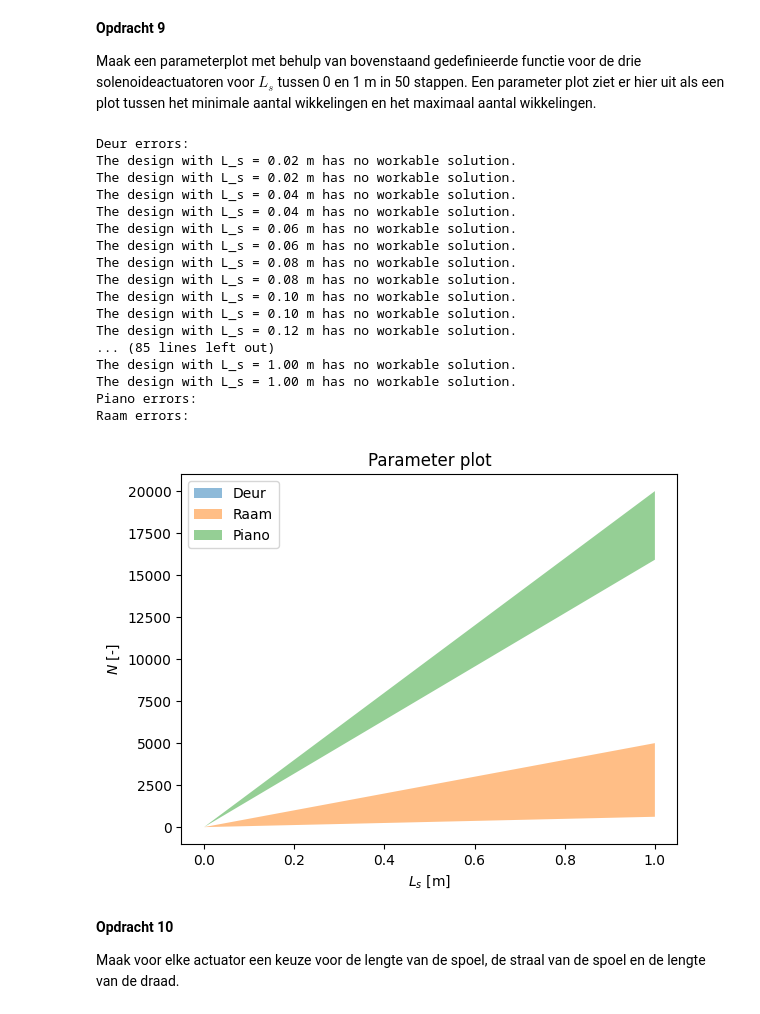
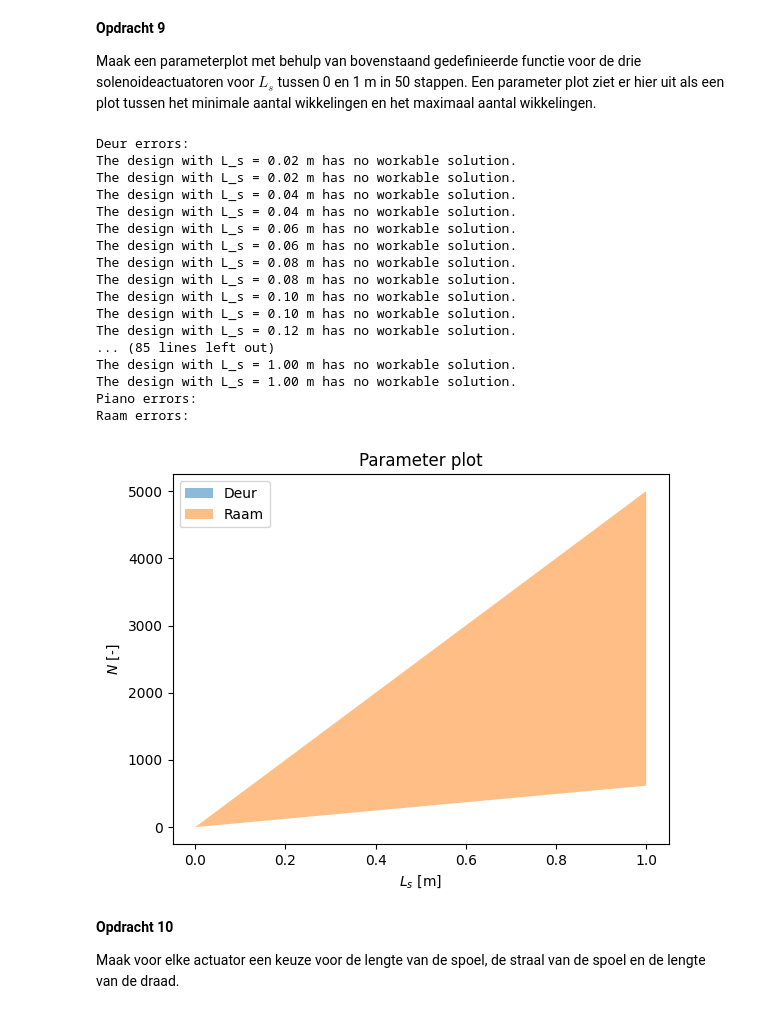
Before and after one commit to thaak123/THAAK-opdrachten-DEF-D, a Jupyter notebook: 2KrachtactuatorOpdracht/2KrachtactuatorOpdracht/KrachtactuatorOpdracht.ipynb, the cells around one changed output. Cells and saved outputs as stored; diff of their text form; code cells hidden in the pictures.

Commit message:
piano gedeactiveerd voor plot + opgave 15

```diff
--- a/2KrachtactuatorOpdracht/2KrachtactuatorOpdracht/KrachtactuatorOpdracht.ipynb
+++ b/2KrachtactuatorOpdracht/2KrachtactuatorOpdracht/KrachtactuatorOpdracht.ipynb
@@ -308,35 +308,35 @@ for i in L_s_arr:
     N_min_arr_raam.append(N_min_raam)
     N_max_arr_raam.append(N_max_raam)
 
 
 plt.figure()
 plt.fill_between(L_s_arr, N_min_arr_deur, N_max_arr_deur, alpha = 0.5, label="Deur") # De ruimte tussen de eisen vullen
 plt.fill_between(L_s_arr, N_min_arr_raam, N_max_arr_raam, alpha = 0.5, label="Raam") # De ruimte tussen de eisen vullen
-plt.fill_between(L_s_arr, N_min_arr_piano, N_max_arr_piano, alpha = 0.5, label="Piano") # De ruimte tussen de eisen vullen
+#plt.fill_between(L_s_arr, N_min_arr_piano, N_max_arr_piano, alpha = 0.5, label="Piano") # De ruimte tussen de eisen vullen
 plt.title("Parameter plot")
 plt.xlabel(r"$L_s$ [m]")
 plt.ylabel(r"$N$ [-]")
 plt.legend()
 plt.show()
 # %% [output]
 Deur errors:
 The design with L_s = 0.02 m has no workable solution.
 The design with L_s = 0.02 m has no workable solution.
 The design with L_s = 0.04 m has no workable solution.
 The design with L_s = 0.04 m has no workable solution.
 The design with L_s = 0.06 m has no workable solution.
 The design with L_s = 0.06 m has no workable solution.
 The design with L_s = 0.08 m has no workable solution.
 The design with L_s = 0.08 m has no workable solution.
 The design with L_s = 0.10 m has no workable solution.
 The design with L_s = 0.10 m has no workable solution.
 The design with L_s = 0.12 m has no workable solution.
 ... (85 lines left out)
 The design with L_s = 1.00 m has no workable solution.
 The design with L_s = 1.00 m has no workable solution.
 Piano errors:
 Raam errors:
-[figure, old version]
+[figure, new version]
 # %% [markdown]
 **Opdracht 10**
 
```
Also changed, not shown: parts of 6 cells of this notebook.
